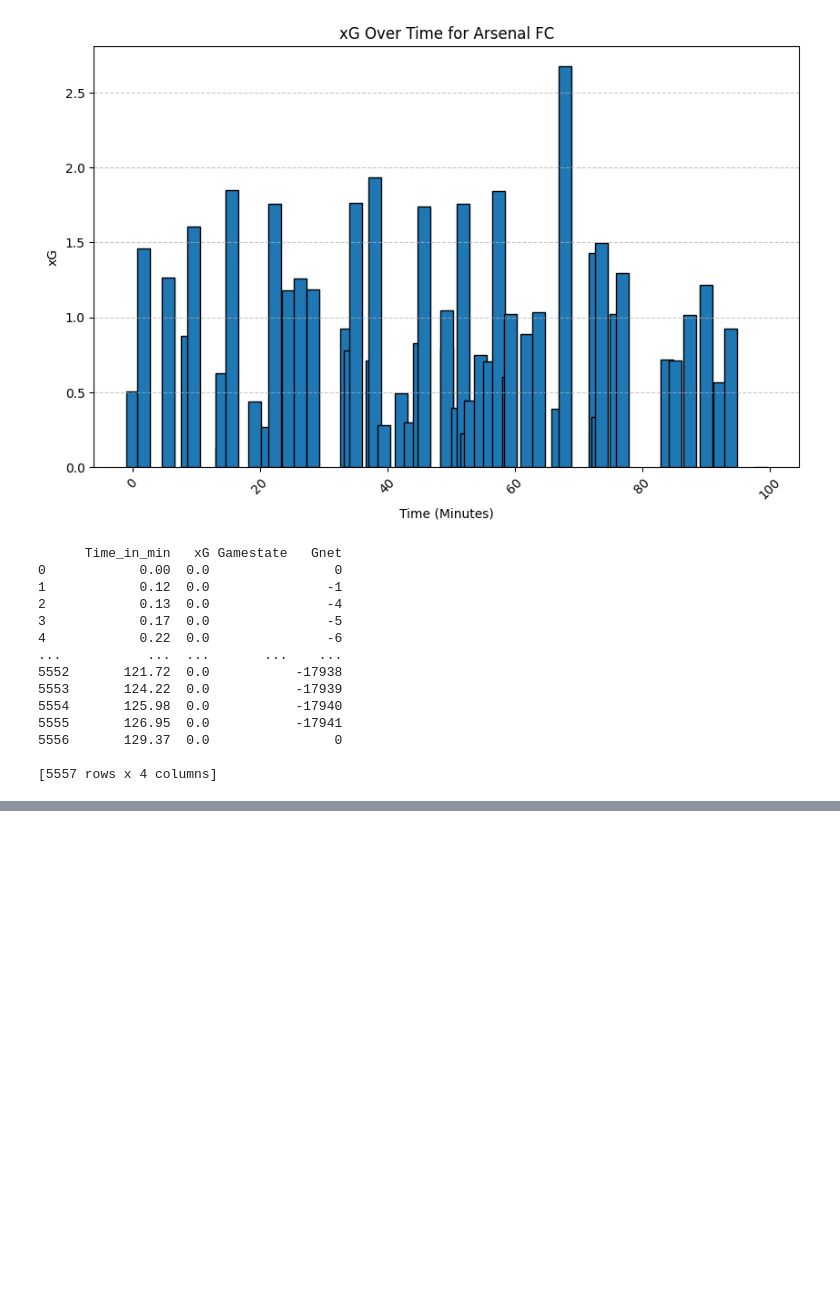
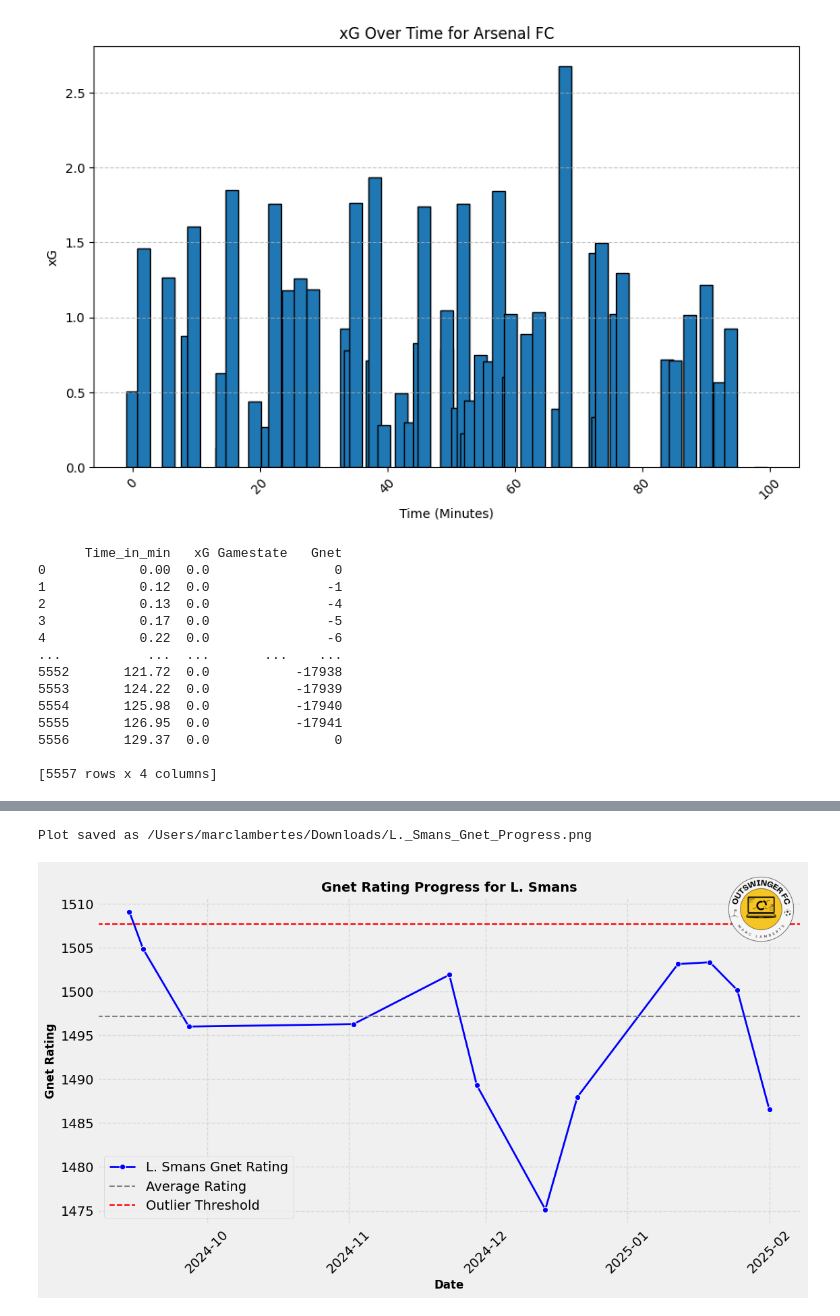
Before and after one commit to marclamberts/football-analysis, a Jupyter notebook: Python/Player Rating Model/Interval xG - Gamestate - 2025.ipynb, the cells around one changed output, grey strips where cells are left out. Drawn from its saved outputs; the diff is of its cells as text; code cells hidden in the pictures; blank space fills up the shorter version.

```diff
--- a/Python/Player Rating Model/Interval xG - Gamestate - 2025.ipynb
+++ b/Python/Player Rating Model/Interval xG - Gamestate - 2025.ipynb
@@ -420,0 +416,79 @@ plot_player_progress(player_impact_df, player_id)
+# %%
+import pandas as pd
+import matplotlib.pyplot as plt
+import numpy as np
+import seaborn as sns
+import matplotlib.image as mpimg  # For handling the logo image
+
+plt.style.use("fivethirtyeight")  # Apply FiveThirtyEight style
+
+def calculate_player_impact(file_path):
+    df = pd.read_excel(file_path)
+    df["Date"] = pd.to_datetime(df["Date"]).dt.date
+
+    player_impact = df.groupby(["PlayerId", "Date"]).agg(
+        total_xG=("xG", "sum"),
+        total_PsxG=("PsxG", "sum"),
+        impact_in_draws=("Gamestate", lambda x: (x == "Draw").sum()),
+    ).reset_index()
+
+    player_impact["Gnet_rating"] = 1500 + (player_impact["total_xG"] + player_impact["total_PsxG"] - player_impact["impact_in_draws"]) * 10
+
+    # Compute percentile rank
+    player_impact["Percentile"] = player_impact["Gnet_rating"].rank(pct=True) * 100
+
+    return player_impact
+
+def plot_player_progress(player_impact_df, player_id, logo_path=None, save_path=None):
+    player_df = player_impact_df[player_impact_df["PlayerId"] == player_id].copy()
+    player_df = player_df.sort_values("Date")  # Ensure proper time order
+
+    # Compute rolling average for smoothing
+    player_df["Smoothed_Gnet"] = player_df["Gnet_rating"].rolling(window=2, min_periods=1).mean()
+
+    avg_rating = player_impact_df["Gnet_rating"].mean()
+    outlier_threshold = player_impact_df["Gnet_rating"].quantile(0.90)
+
+    fig, ax = plt.subplots(figsize=(12, 6))
+    sns.lineplot(x=player_df["Date"], y=player_df["Smoothed_Gnet"], marker='o', linestyle='-', linewidth=2, label=f"{player_id} Gnet Rating", color='blue')
+    ax.axhline(avg_rating, color='gray', linestyle='--', linewidth=1.5, label='Average Rating')
+    ax.axhline(outlier_threshold, color='red', linestyle='--', linewidth=1.5, label='Outlier Threshold')
+
+    ax.set_xlabel("Date", fontsize=12, fontweight='bold')
+    ax.set_ylabel("Gnet Rating", fontsize=12, fontweight='bold')
+    ax.set_title(f"Gnet Rating Progress for {player_id}", fontsize=14, fontweight='bold')
+
+    plt.xticks(rotation=45)
+    plt.legend()
+    plt.grid(True, linestyle='--', alpha=0.6)
+
+    # Add logo if provided
+    if logo_path:
+        try:
+            logo = mpimg.imread(logo_path)
+            ax_logo = fig.add_axes([0.75, 0.75, 0.2, 0.2], anchor='NE', zorder=1)  # Adjust position & size
+            ax_logo.imshow(logo)
+            ax_logo.axis("off")  # Hide axes
+        except Exception as e:
+            print(f"Error loading logo: {e}")
+
+    # Save plot as PNG if save_path is provided
+    if save_path:
+        plt.savefig(save_path, dpi=300, bbox_inches="tight", transparent=True)
+        print(f"Plot saved as {save_path}")
+
+    plt.show()
+
+# Example usage
+file_path = "/Users/marclambertes/Downloads/Outswinger FC - Expected Goals/Eredivisie xG 04022025.xlsx"
+logo_path = "/Users/marclambertes/Python/Outswinger FC (3).png"  # Change to your logo file
+player_id = "L. Smans"
+
+# Define where to save the PNG
+save_path = f"/Users/marclambertes/Downloads/{player_id.replace(' ', '_')}_Gnet_Progress.png"
+
+player_impact_df = calculate_player_impact(file_path)
+plot_player_progress(player_impact_df, player_id, logo_path, save_path)
+# %% [output]
+Plot saved as /Users/marclambertes/Downloads/L._Smans_Gnet_Progress.png
+[figure, added]
```
Also changed, not shown: parts of 4 cells of this notebook.
